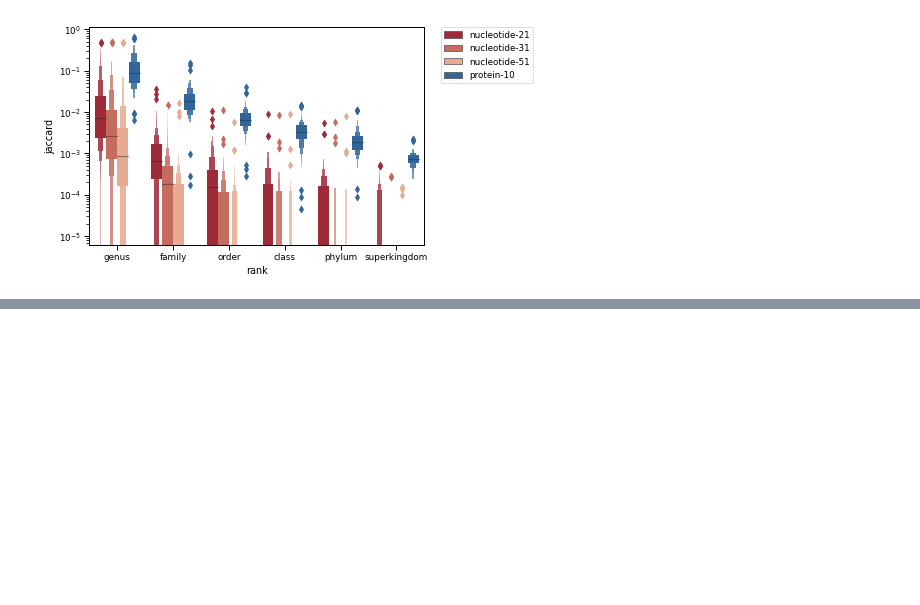
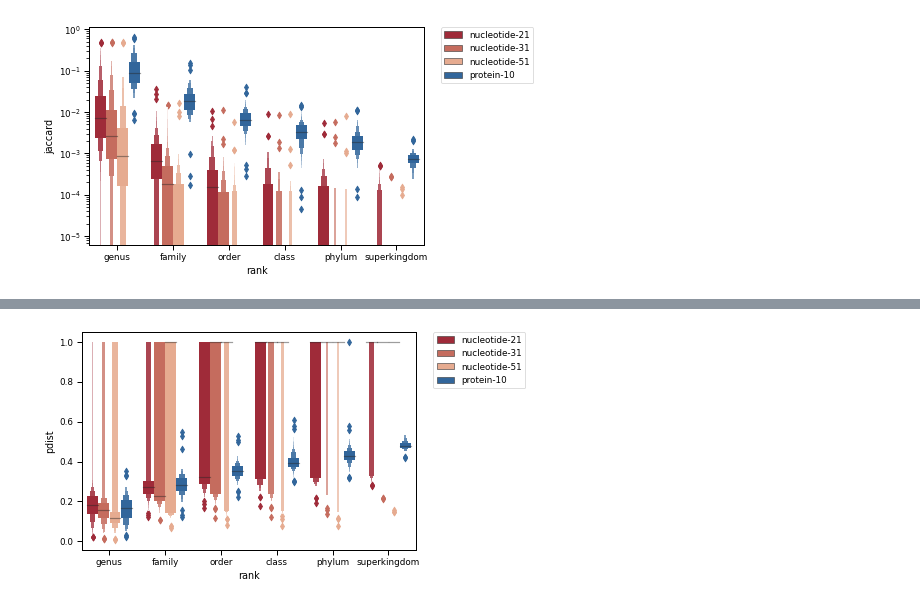
Before and after one commit to bluegenes/2020-dist-compare, a Jupyter notebook: notebooks/evolpaths-jaccard-and-contain.ipynb, the cells around one changed output, grey strips where cells are left out. Cells and saved outputs as stored; diff of their text form; code cells hidden in the pictures; blank space fills up the shorter version.

```diff
--- a/notebooks/evolpaths-jaccard-and-contain.ipynb
+++ b/notebooks/evolpaths-jaccard-and-contain.ipynb
@@ -299,0 +344,8 @@ fig.savefig("anchor-jaccard.nucl3-prot.logscale.pdf", bbox_extra_artists=(lgd,),
+# %%
+g=sns.boxenplot(data=prot_nucl_onlyJaccard, x="rank", y="pdist", hue="alpha-ksize", palette=pnlong_colors, order=rankorder, hue_order=pnlong_colors ) #palette="GnBu_d"
+#g.set(yscale="log")
+lgd=g.legend(bbox_to_anchor=(1.05, 1), loc=2, borderaxespad=0.)
+#fig = g.get_figure()
+#fig.savefig("anchor-jaccard.nucl3-prot.logscale.pdf", bbox_extra_artists=(lgd,), bbox_inches='tight')
+# %% [output]
+[figure, added]
```
Also changed, not shown: parts of 7 cells of this notebook.
